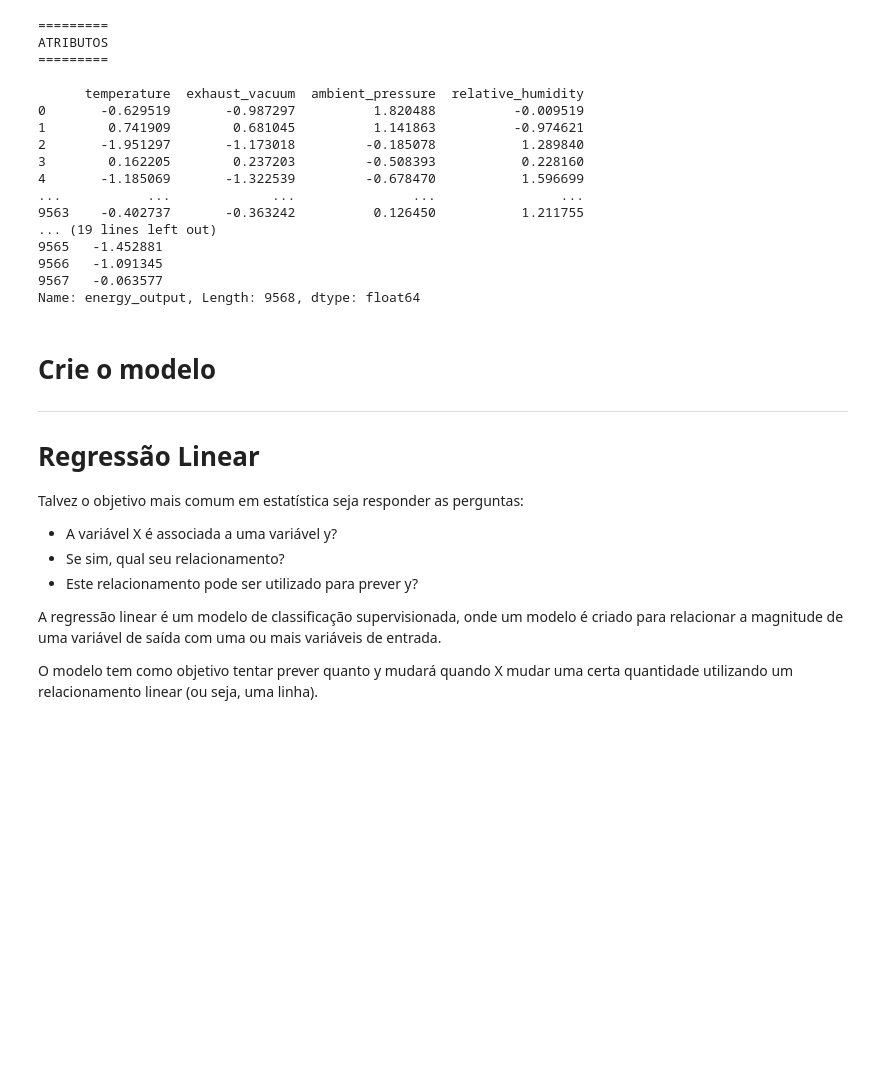
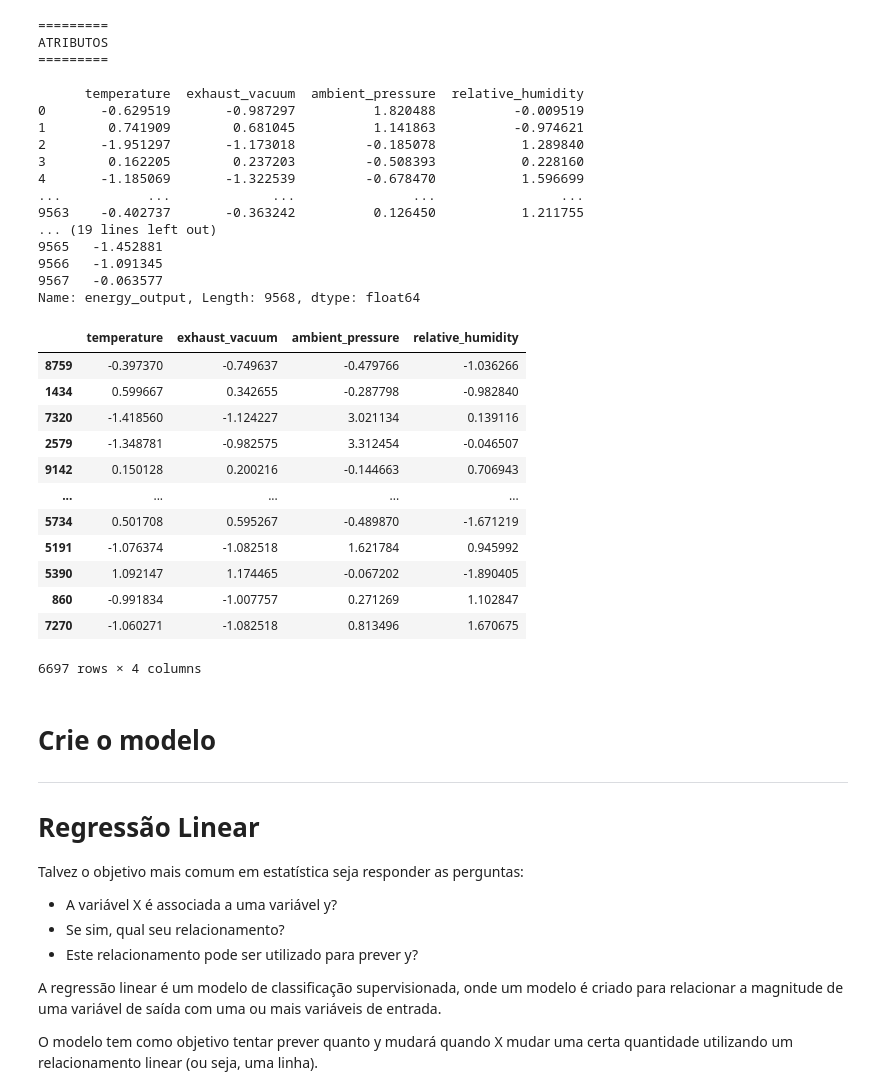
Before and after one commit to PedroDiehl/trabalho-ia, a Jupyter notebook: TrabalhoIA.ipynb, the cells around one changed output. Drawn from its saved outputs; the diff is of its cells as text; code cells hidden in the pictures; blank space fills up the shorter version.

```diff
--- a/TrabalhoIA.ipynb
+++ b/TrabalhoIA.ipynb
@@ -305,8 +304,24 @@ Name: energy_output, Length: 9568, dtype: float64
 # %%
 from sklearn.model_selection import train_test_split
 
 
 X_train, X_test, y_train, y_test = train_test_split(X, y, test_size=0.3, random_state=42)
+
+X_train
+# %% [output]
+|  | temperature | exhaust_vacuum | ambient_pressure | relative_humidity |
+| 8759 | -0.397370 | -0.749637 | -0.479766 | -1.036266 |
+| 1434 | 0.599667 | 0.342655 | -0.287798 | -0.982840 |
+| 7320 | -1.418560 | -1.124227 | 3.021134 | 0.139116 |
+| 2579 | -1.348781 | -0.982575 | 3.312454 | -0.046507 |
+| 9142 | 0.150128 | 0.200216 | -0.144663 | 0.706943 |
+| ... | ... | ... | ... | ... |
+| 5734 | 0.501708 | 0.595267 | -0.489870 | -1.671219 |
+| 5191 | -1.076374 | -1.082518 | 1.621784 | 0.945992 |
+| 5390 | 1.092147 | 1.174465 | -0.067202 | -1.890405 |
+| 860 | -0.991834 | -1.007757 | 0.271269 | 1.102847 |
+| 7270 | -1.060271 | -1.082518 | 0.813496 | 1.670675 |
+6697 rows × 4 columns
 # %% [markdown]
 # Crie o modelo
 
```
Also changed, not shown: parts of 5 cells of this notebook.
